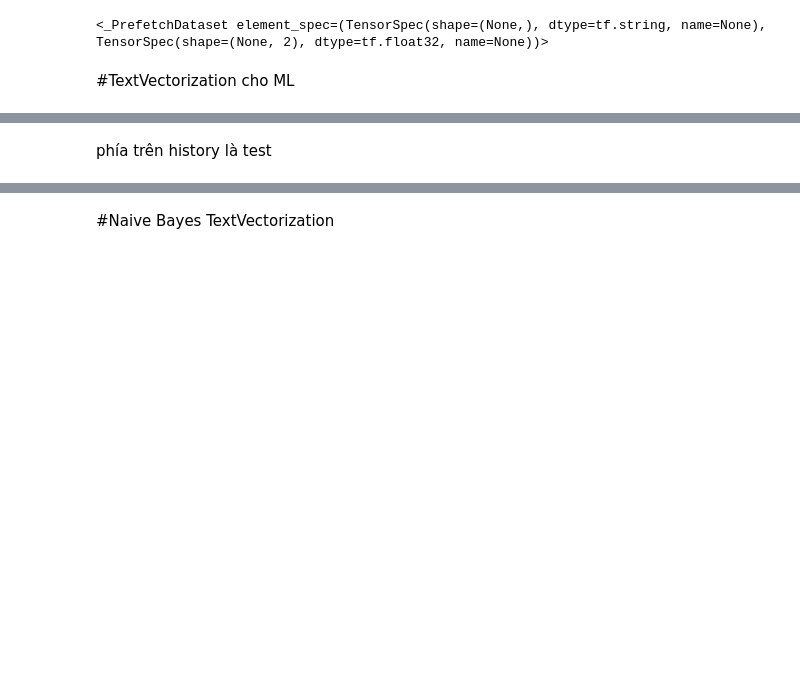
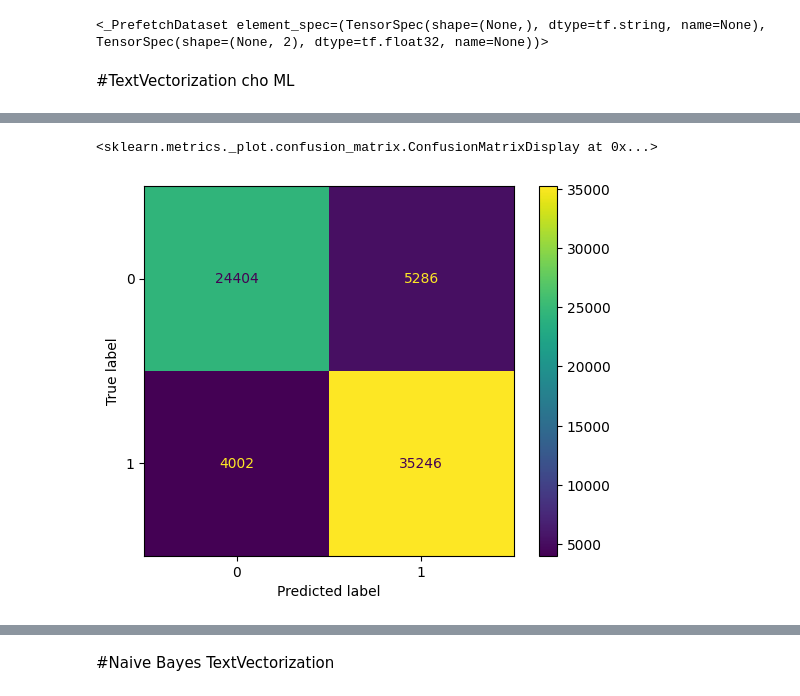
Before and after one commit to PhuongNhi187/TieuLuan_NguyenThiPhuongNhi_2024_2025, a Jupyter notebook: training_data_final.ipynb, the cells around one changed output, grey strips where cells are left out. Saved outputs shown, nothing was run; the diff lists cells and outputs as text; code cells hidden in the pictures; blank space fills up the shorter version.

```diff
--- a/training_data_final.ipynb
+++ b/training_data_final.ipynb
@@ -248,8 +255,8 @@ print(f'Test accuracy: {accuracy}')
 # %%
-model_bilstm_pred_probs = model_bilstm.predict(test_dataset)
+bilstm_textvector_pred_probs = bilstm_textvector.predict(test_dataset)
 
-model_bilstm_preds = tf.argmax(model_bilstm_pred_probs, axis=1)
+bilstm_textvector_preds = tf.argmax(bilstm_textvector_pred_probs, axis=1)
 
-model_bilstm_results = calculate_results(y_true=y_test,
-                                    y_pred=model_bilstm_preds)
-model_bilstm_results
+bilstm_textvector_results = calculate_results(y_true=y_test,
+                                    y_pred=bilstm_textvector_preds)
+bilstm_textvector_results
@@ -256,3 +269,6 @@ model_bilstm_results
 # %%
-confusion_matrix_bilstm = m.ConfusionMatrixDisplay.from_predictions(y_test, model_bilstm_preds)
-confusion_matrix_bilstm
+confusion_matrix_bilstm_textvector = m.ConfusionMatrixDisplay.from_predictions(y_test, bilstm_textvector_preds)
+confusion_matrix_bilstm_textvector
+# %% [output]
+<sklearn.metrics._plot.confusion_matrix.ConfusionMatrixDisplay at 0x...>
+[figure, added]
@@ -261,2 +274,0 @@ joblib.dump(model_bilstm, '/content/gdrive/MyDrive/Tieu_luan/model_BiLSTM_TextVe
-# %% [markdown]
-phía trên history là test
```
Also changed, not shown: parts of 15 cells of this notebook.
